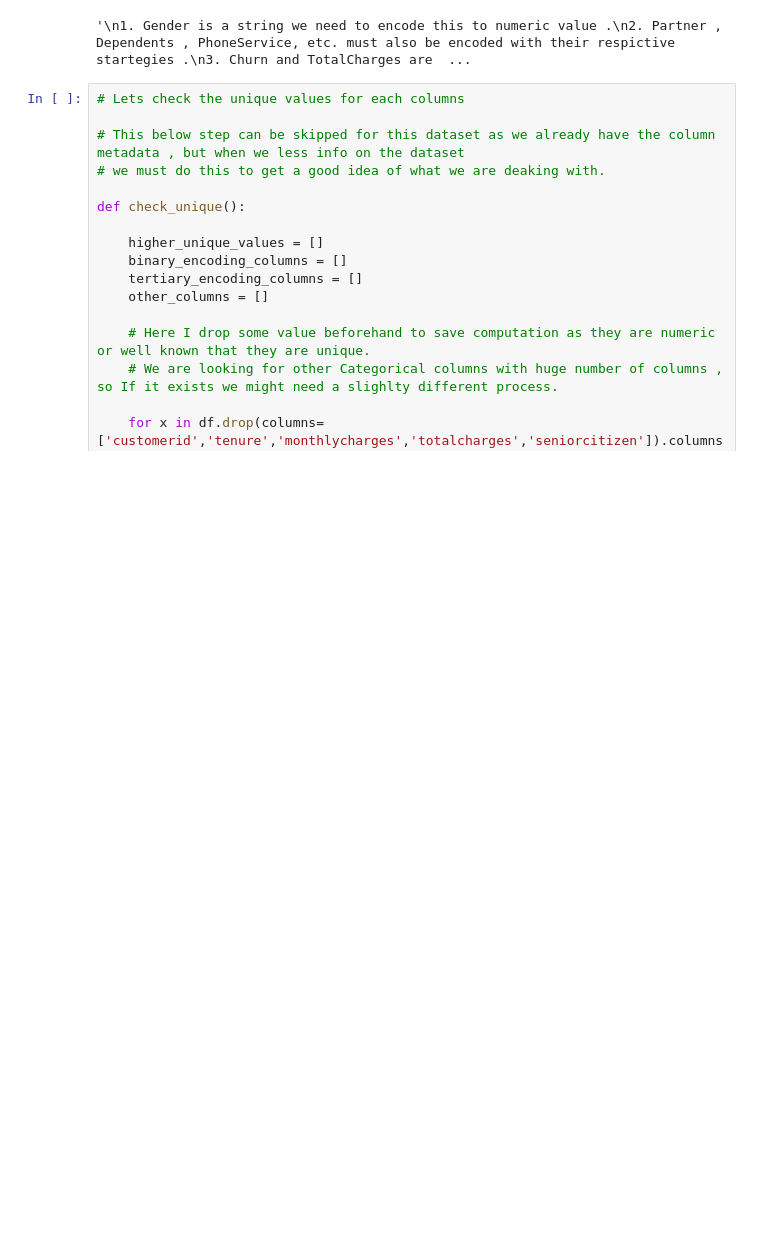
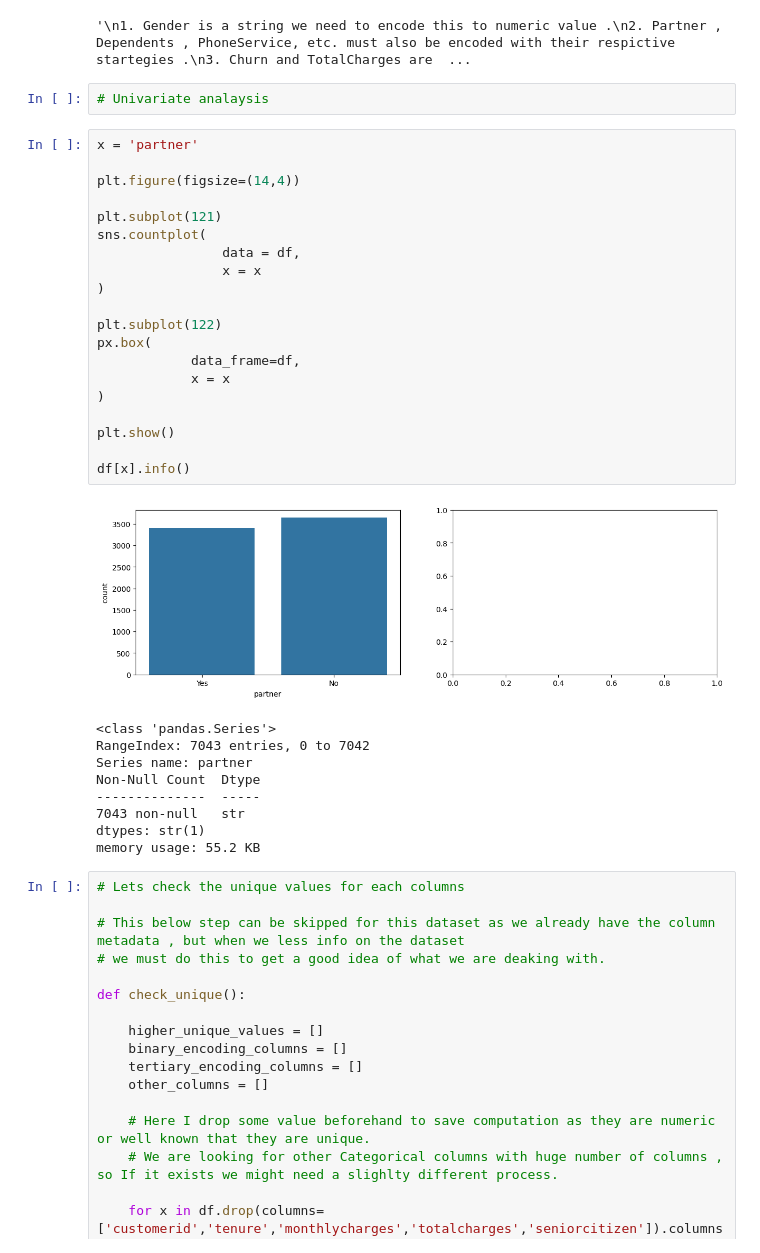
Before and after one commit to AyushDevadiga1/ml-customer-churn-prediction-app, a Jupyter notebook: model_training/train.ipynb, the cells around one changed output. Drawn from its saved outputs; the diff is of its cells as text; blank space fills up the shorter version.

```diff
--- a/model_training/train.ipynb
+++ b/model_training/train.ipynb
@@ -136,6 +155,38 @@ We need to examine the number of unique value for each of the columns to reach a
 '''
 # %% [output]
 '\n1. Gender is a string we need to encode this to numeric value .\n2. Partner , Dependents , PhoneService, etc. must also be encoded with their respictive startegies .\n3. Churn and TotalCharges are  ...
+# %%
+# Univariate analaysis
+# %%
+x = 'partner'
+
+plt.figure(figsize=(14,4))
+
+plt.subplot(121)
+sns.countplot(
+                data = df,
+                x = x
+)
+
+plt.subplot(122)
+px.box(
+            data_frame=df,
+            x = x
+)
+
+plt.show()
+
+df[x].info()
+# %% [output]
+[figure, added]
+<class 'pandas.Series'>
+RangeIndex: 7043 entries, 0 to 7042
+Series name: partner
+Non-Null Count  Dtype
+--------------  -----
+7043 non-null   str
+dtypes: str(1)
+memory usage: 55.2 KB
 # %%
 # Lets check the unique values for each columns
 
```
Also changed, not shown: parts of 5 cells of this notebook.
